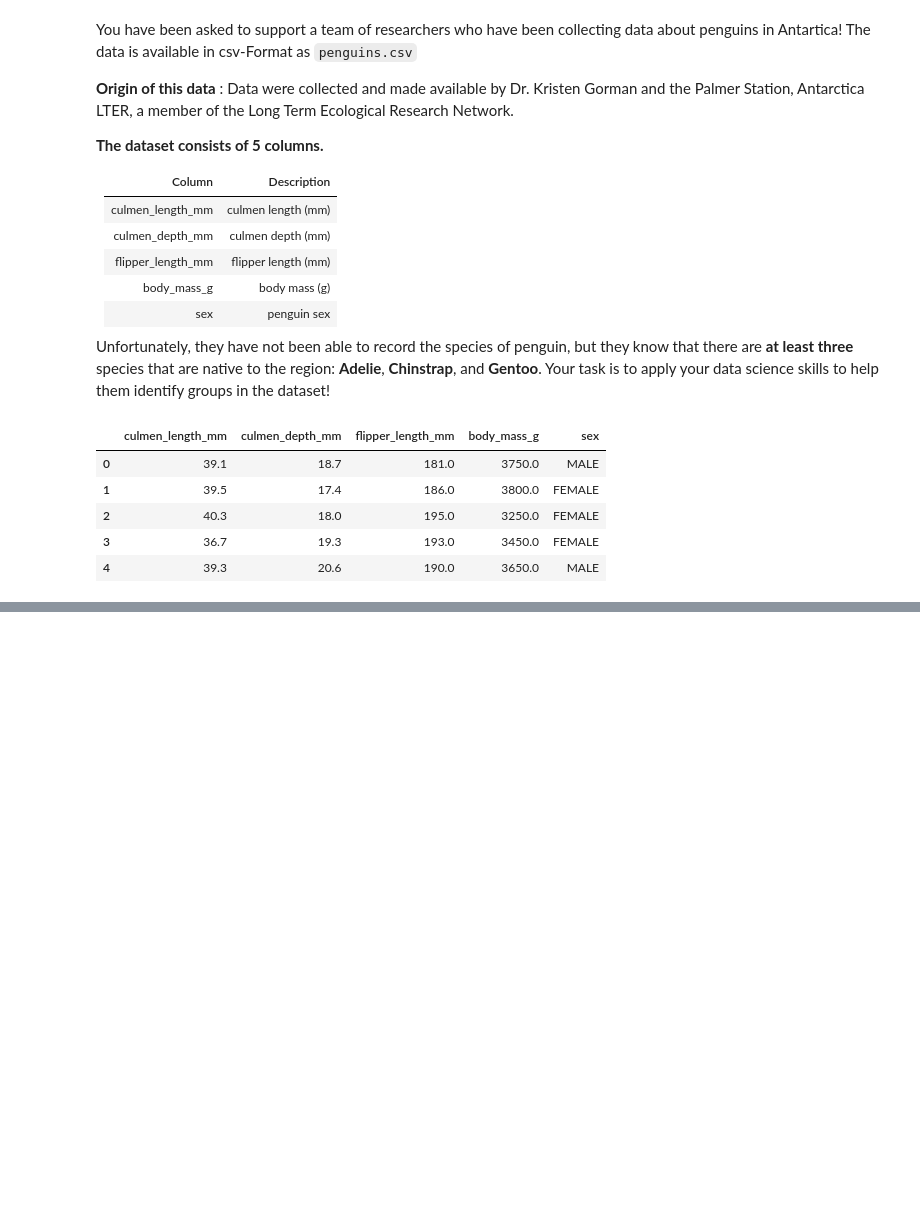
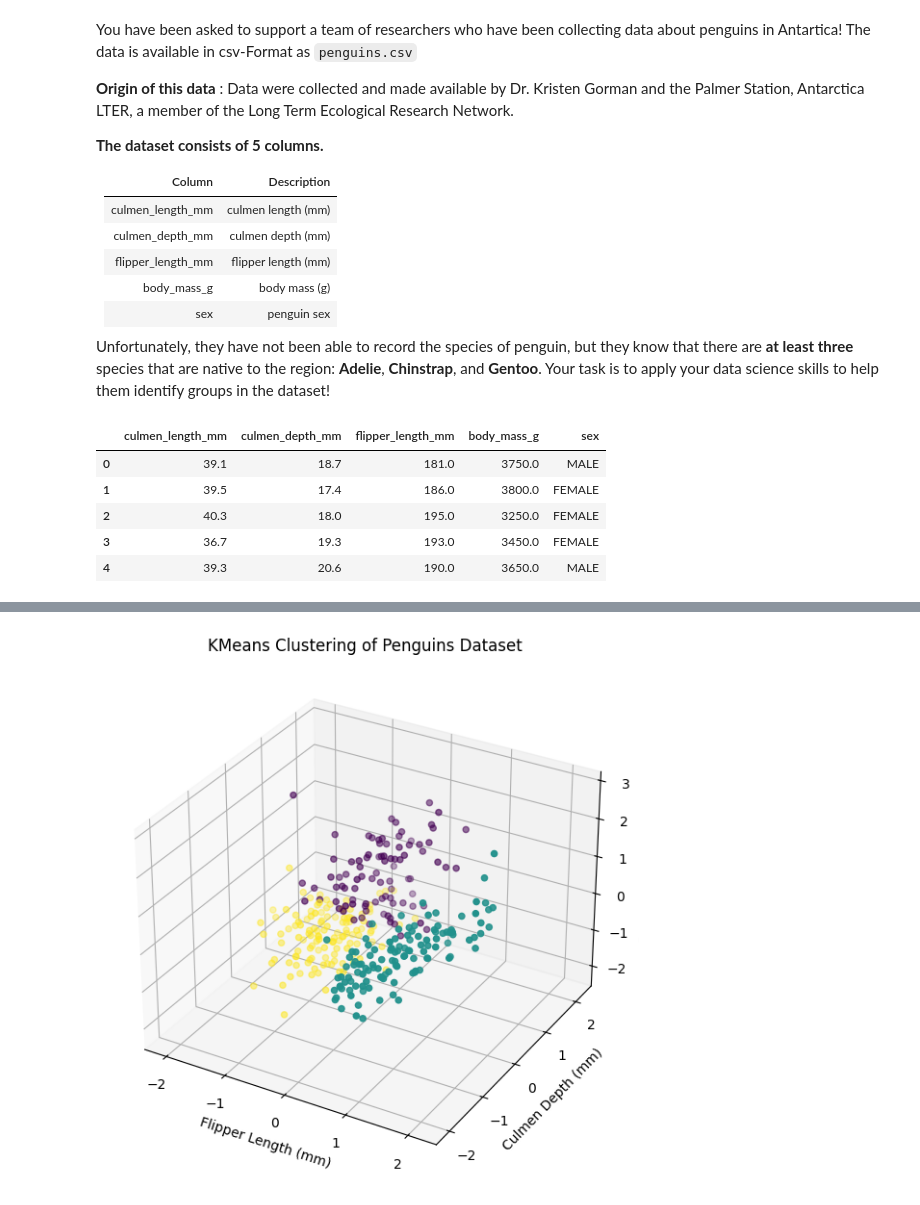
Before and after one commit to Alaeddin-B/Clusterin-Antarctic-Penguin-Species, a Jupyter notebook: notebook.ipynb, the cells around one changed output, grey strips where cells are left out. Drawn from its saved outputs; the diff is of its cells as text; code cells hidden in the pictures; blank space fills up the shorter version.

```diff
--- a/notebook.ipynb
+++ b/notebook.ipynb
@@ -40,0 +107,6 @@ penguins_df.head()
+# %%
+# best value of k is 3
+kmeans = KMeans(n_clusters=3, random_state=42)
+kmeans.fit(penguins_df_scaled)
+penguins_df['stat_penguins'] = kmeans.labels_
+penguins_df.head()
@@ -40,0 +134,12 @@ penguins_df.head()
+# %%
+# Visualize the clusters with a 3D scatter plot
+fig = plt.figure(figsize=(10, 7))
+ax = fig.add_subplot(111, projection='3d')
+ax.scatter(penguins_df_scaled['flipper_length_mm'], penguins_df_scaled['culmen_depth_mm'], penguins_df_scaled["culmen_length_mm"], c=penguins_df['stat_penguins'], cmap='viridis')
+ax.set_xlabel('Flipper Length (mm)')
+ax.set_ylabel('Culmen Depth (mm)')
+ax.set_zlabel('Culmen Length (mm)')
+ax.set_title('KMeans Clustering of Penguins Dataset')
+plt.show()
+# %% [output]
+[figure, added]
```
Also changed, not shown: parts of 5 cells of this notebook.
